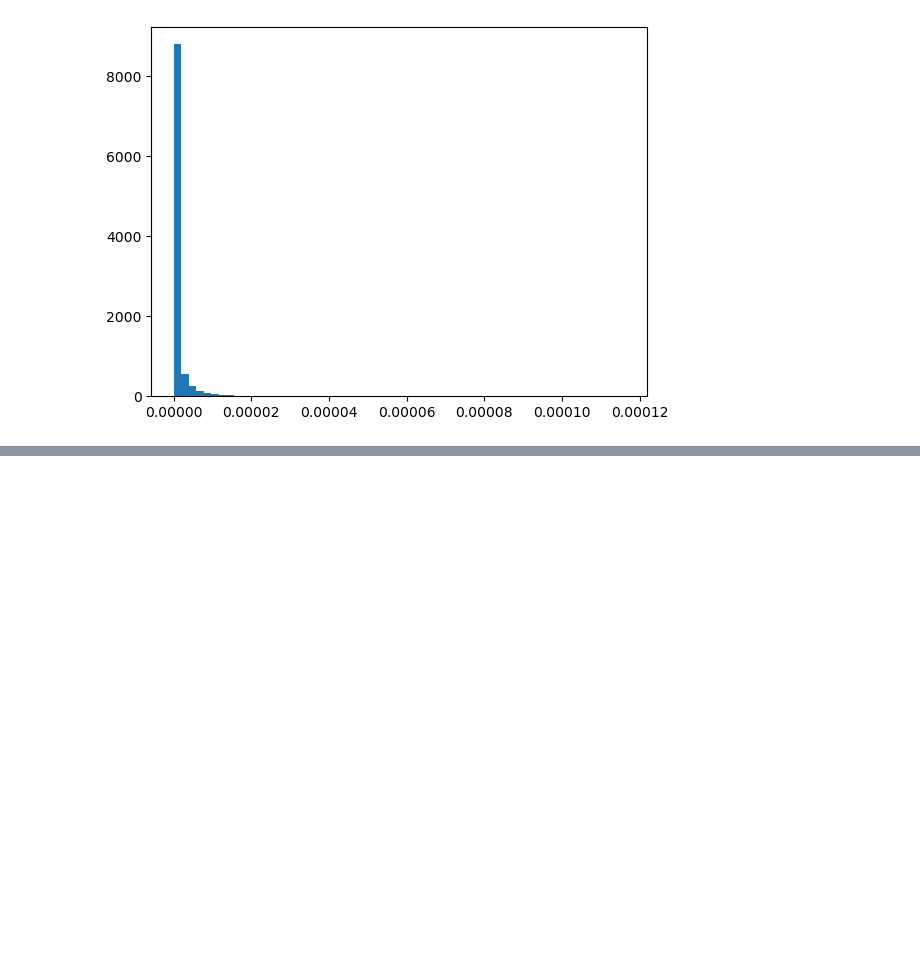
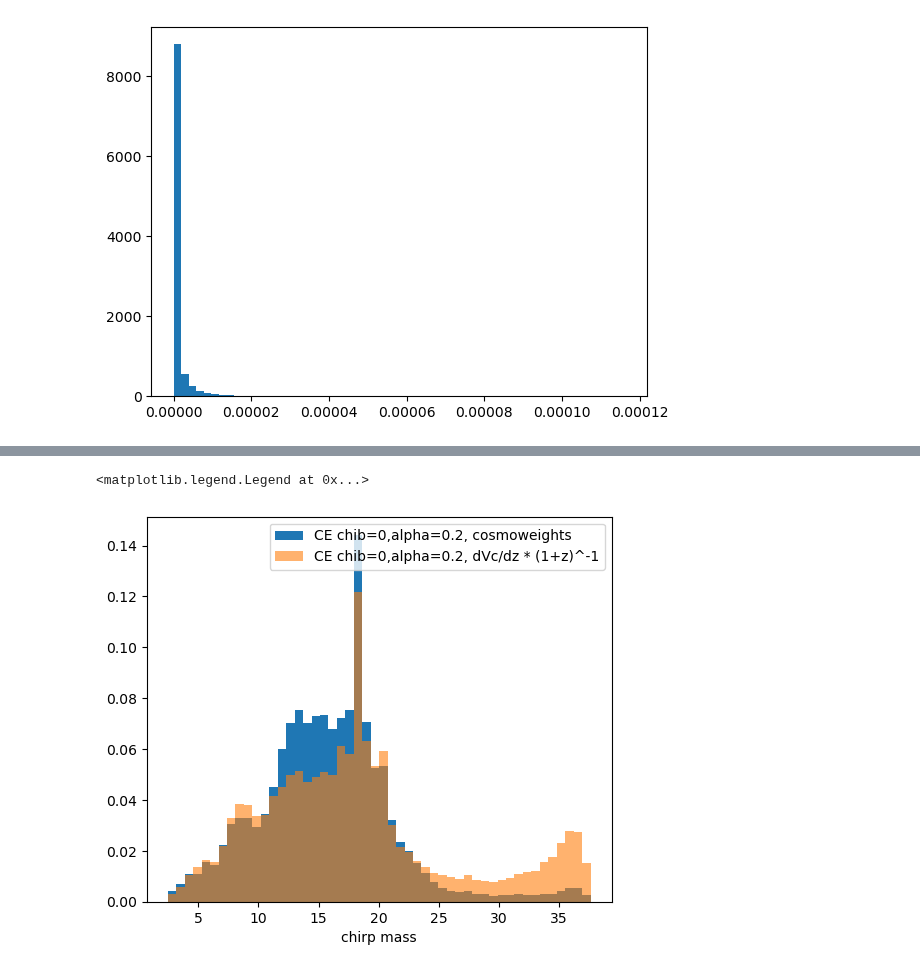
Before and after one commit to scolloms/AMAZE_model_selection, a Jupyter notebook: testing_notebooks/test_weights.ipynb, the cells around one changed output, grey strips where cells are left out. Cells and saved outputs as stored; diff of their text form; code cells hidden in the pictures; blank space fills up the shorter version.

```diff
--- a/testing_notebooks/test_weights.ipynb
+++ b/testing_notebooks/test_weights.ipynb
@@ -175,0 +299,10 @@ plt.hist(batch_weights, bins=60)
+# %%
+plt.xlabel('chirp mass')
+plt.hist(flow['CE'].samples[(0,0)]['mchirp'], weights=flow['CE'].combined_weights[(0,0)], bins=50, density=True, \
+    label='CE chib=0,alpha=0.2, cosmoweights')
+plt.hist(flow['CE'].samples[(0,0)]['mchirp'], weights=cosmo_weight, bins=50, density=True, alpha=0.6, \
+    label='CE chib=0,alpha=0.2, dVc/dz * (1+z)^-1')
+plt.legend()
+# %% [output]
+<matplotlib.legend.Legend at 0x...>
+[figure, added]
```
Also changed, not shown: parts of 8 cells of this notebook.
